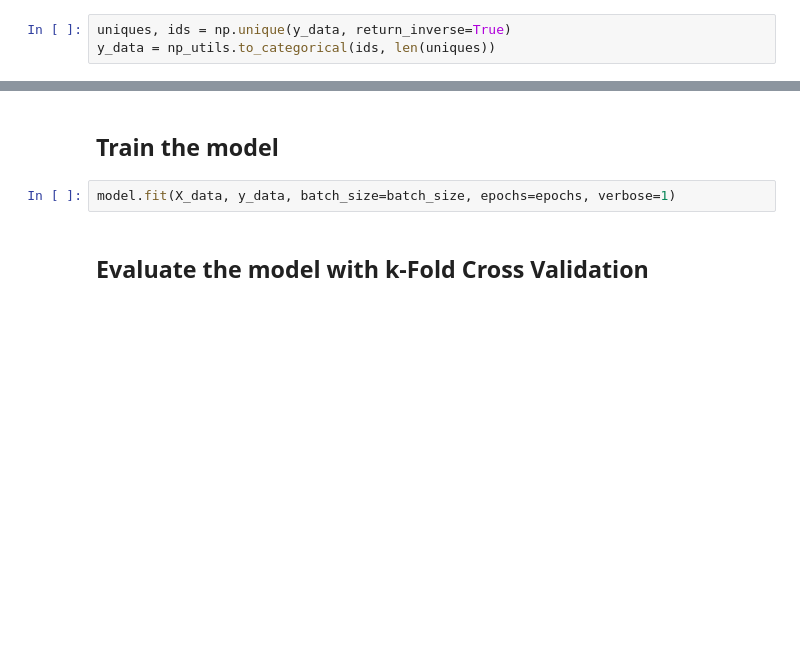
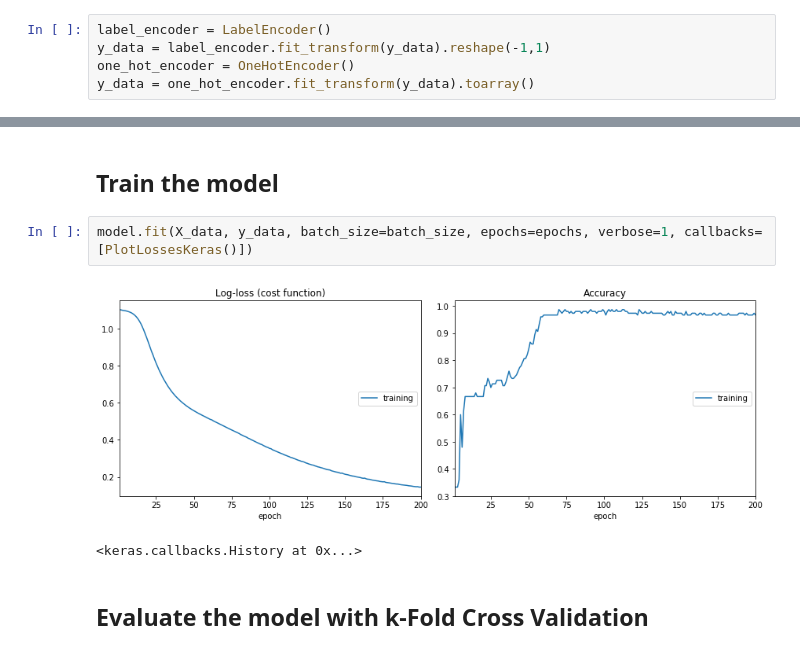
Before and after one commit to wittfabian/dl-workshop, a Jupyter notebook: notebooks/1-mlp/mlp-example.ipynb, the cells around one changed output, grey strips where cells are left out. Cells and saved outputs as stored; diff of their text form; blank space fills up the shorter version.

Commit message:
modified encoding and training plot

```diff
--- a/notebooks/1-mlp/mlp-example.ipynb
+++ b/notebooks/1-mlp/mlp-example.ipynb
@@ -97,6 +112,8 @@ We can do this by first encoding the strings consistently to integers using the
-# %%
-uniques, ids = np.unique(y_data, return_inverse=True)
-y_data = np_utils.to_categorical(ids, len(uniques))
+# %%
+label_encoder = LabelEncoder()
+y_data = label_encoder.fit_transform(y_data).reshape(-1,1)
+one_hot_encoder = OneHotEncoder()
+y_data = one_hot_encoder.fit_transform(y_data).toarray()
 # %% [markdown]
 ## Define The Neural Network Model
 
@@ -139,7 +156,10 @@ epochs = 200
 # %% [markdown]
 ## Train the model
 # %%
-model.fit(X_data, y_data, batch_size=batch_size, epochs=epochs, verbose=1)
+model.fit(X_data, y_data, batch_size=batch_size, epochs=epochs, verbose=1, callbacks=[PlotLossesKeras()])
+# %% [output]
+[figure, added]
+<keras.callbacks.History at 0x...>
 # %% [markdown]
 ## Evaluate the model with k-Fold Cross Validation
 # %% [markdown]
```
Also changed, not shown: parts of 6 cells of this notebook.
